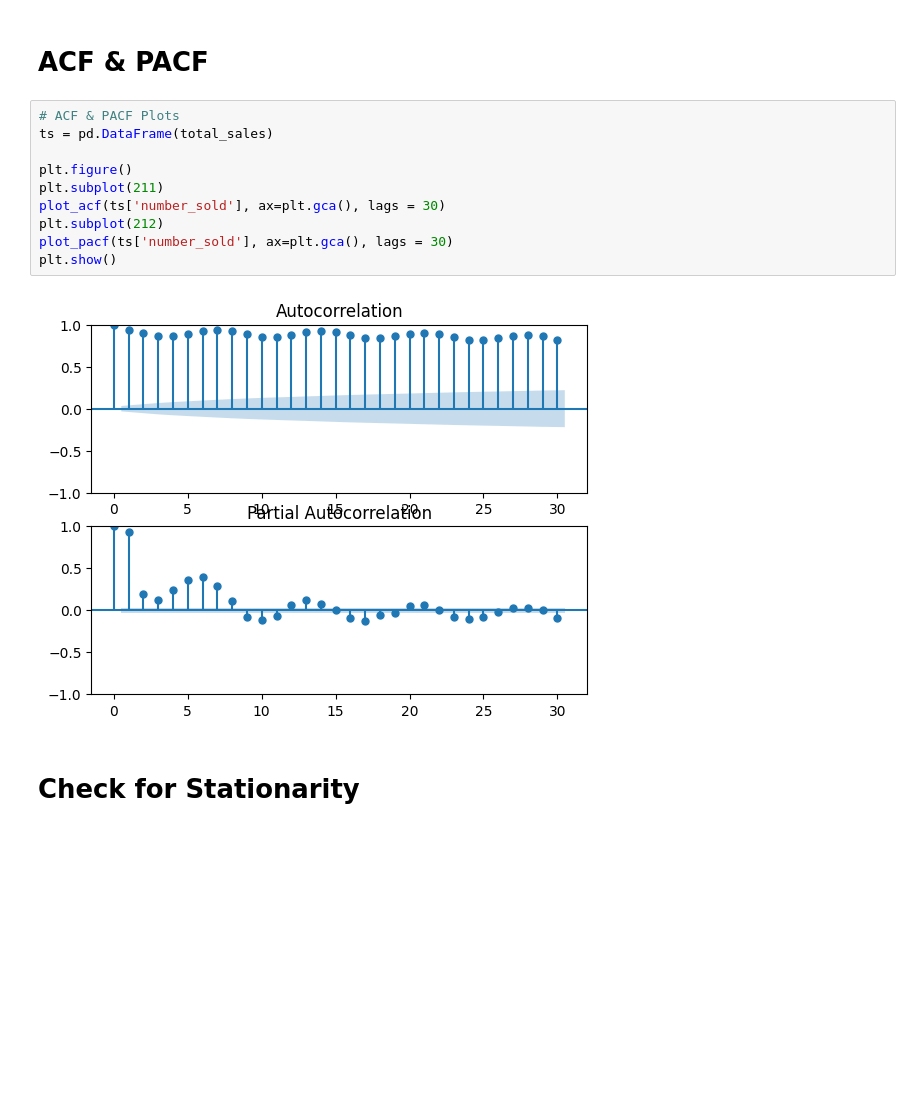
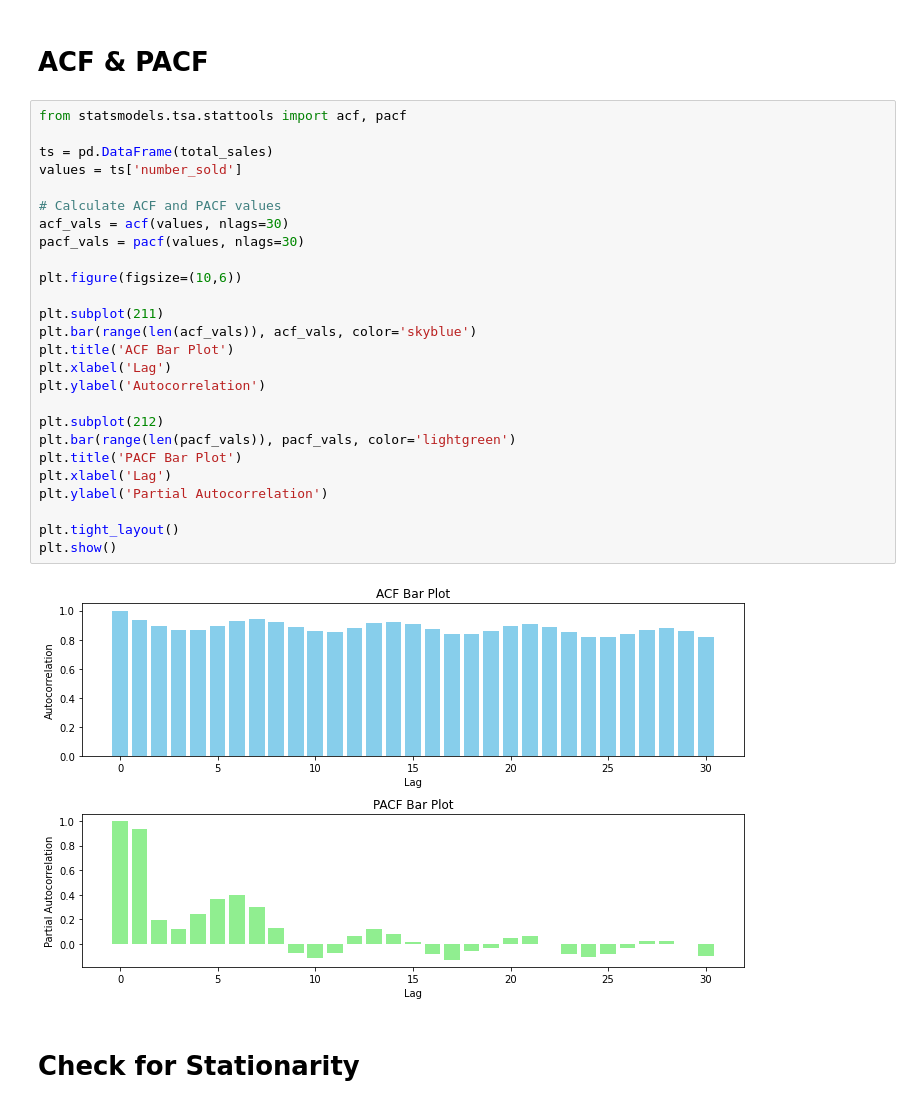
Before and after one commit to itsclll/Data-Mining, a Jupyter notebook: ALINGAY_GIGANTE_FIN_ACT2.ipynb, the cells around one changed output. Cells and saved outputs as stored; diff of their text form; blank space fills up the shorter version.

```diff
--- a/ALINGAY_GIGANTE_FIN_ACT2.ipynb
+++ b/ALINGAY_GIGANTE_FIN_ACT2.ipynb
@@ -150,17 +158,33 @@ plt.show()
 [figure]
 # %% [markdown]
 # ACF & PACF
-# %%
-# ACF & PACF Plots
-ts = pd.DataFrame(total_sales)
-
-plt.figure()
-plt.subplot(211)
-plot_acf(ts['number_sold'], ax=plt.gca(), lags = 30)
-plt.subplot(212)
-plot_pacf(ts['number_sold'], ax=plt.gca(), lags = 30)
-plt.show()
-# %% [output]
-[figure, removed]
+# %%
+from statsmodels.tsa.stattools import acf, pacf
+
+ts = pd.DataFrame(total_sales)
+values = ts['number_sold']
+
+# Calculate ACF and PACF values
+acf_vals = acf(values, nlags=30)
+pacf_vals = pacf(values, nlags=30)
+
+plt.figure(figsize=(10,6))
+
+plt.subplot(211)
+plt.bar(range(len(acf_vals)), acf_vals, color='skyblue')
+plt.title('ACF Bar Plot')
+plt.xlabel('Lag')
+plt.ylabel('Autocorrelation')
+
+plt.subplot(212)
+plt.bar(range(len(pacf_vals)), pacf_vals, color='lightgreen')
+plt.title('PACF Bar Plot')
+plt.xlabel('Lag')
+plt.ylabel('Partial Autocorrelation')
+
+plt.tight_layout()
+plt.show()
+# %% [output]
+[figure, added]
 # %% [markdown]
 # Check for Stationarity
```
Also changed, not shown: parts of 13 cells of this notebook.
